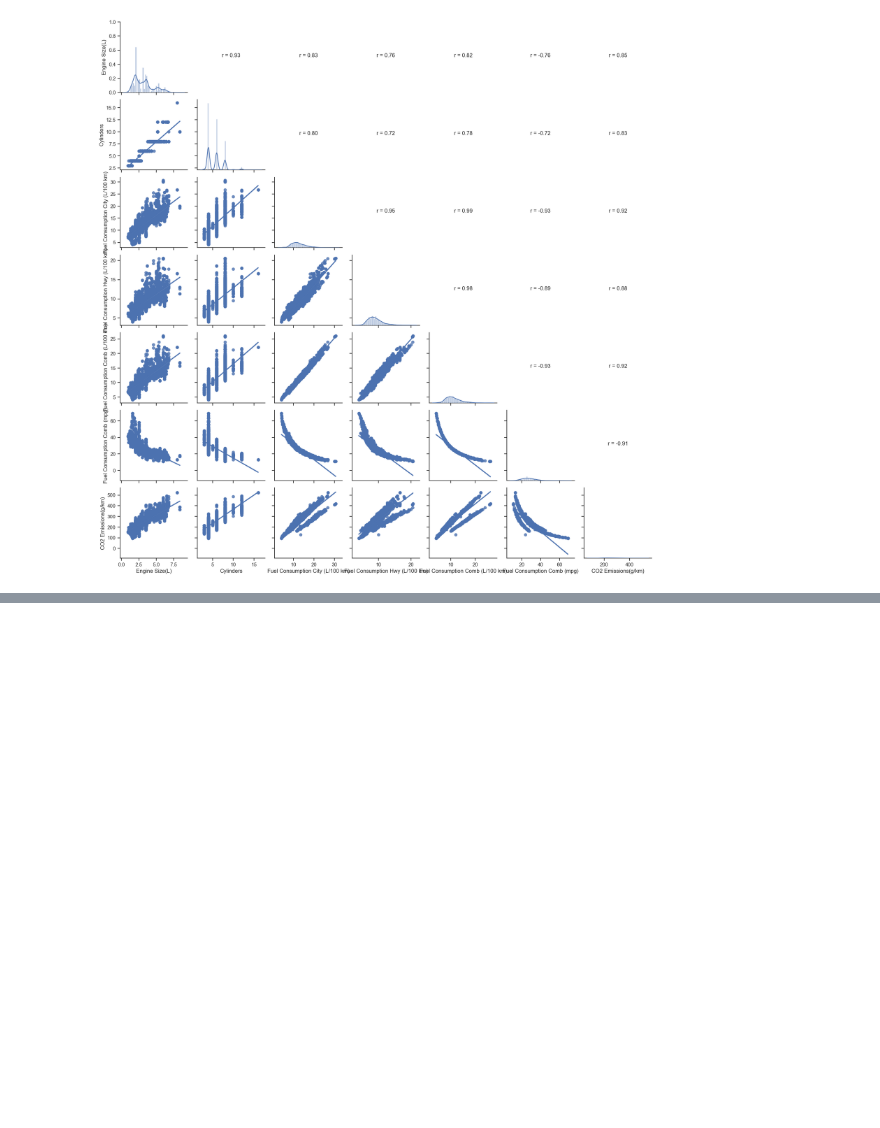
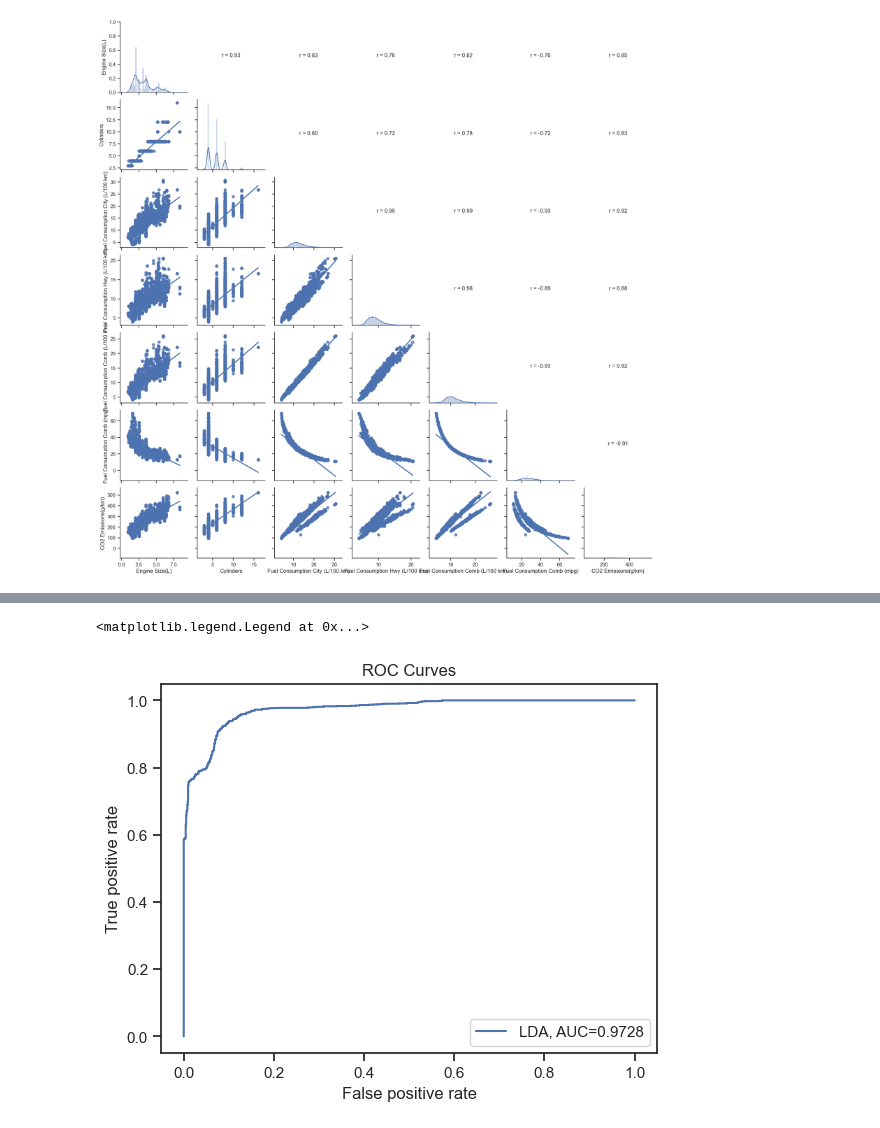
Before and after one commit to alex-rab/spds_WS_2022-23, a Jupyter notebook: Classification/Classification.ipynb, the cells around one changed output, grey strips where cells are left out. Saved outputs shown, nothing was run; the diff lists cells and outputs as text; code cells hidden in the pictures; blank space fills up the shorter version.

```diff
--- a/Classification/Classification.ipynb
+++ b/Classification/Classification.ipynb
@@ -96,0 +126,14 @@ Text(0, 0.5, 'Predictions')
+# %%
+plt.figure(0).clf()
+
+fpr, tpr, _ = metrics.roc_curve(y_test, lda_prob)
+lda_auc = round(metrics.roc_auc_score(y_test, lda_prob), 4)
+plt.plot(fpr, tpr, label="LDA, AUC="+str(lda_auc))
+
+plt.title("ROC Curves")
+plt.xlabel("False positive rate")
+plt.ylabel("True positive rate")
+plt.legend()
+# %% [output]
+<matplotlib.legend.Legend at 0x...>
+[figure, added]
```
Also changed, not shown: parts of 5 cells of this notebook.
